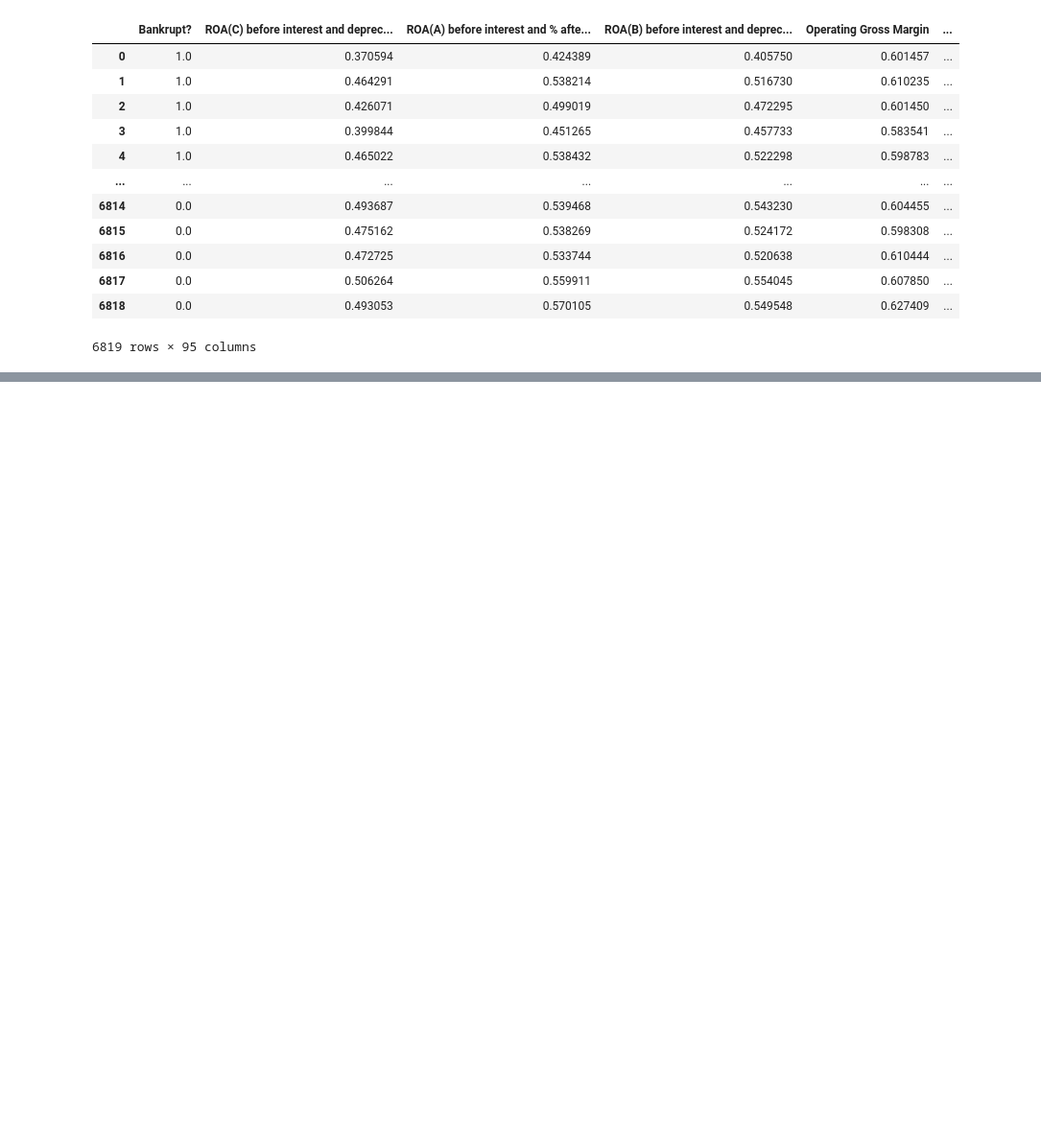
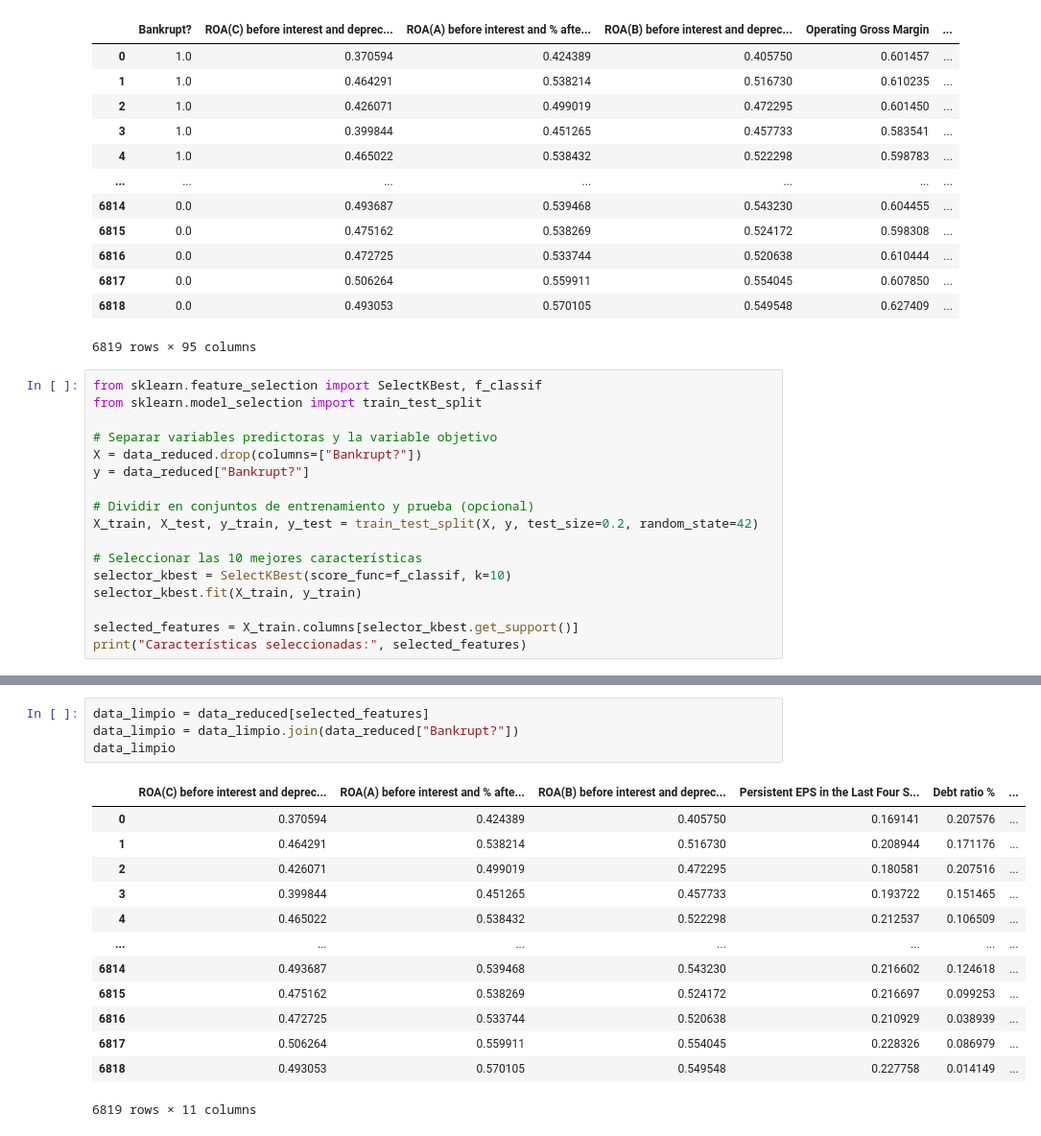
Before and after one commit to cecypd2/computo_en_la_nube, a Jupyter notebook: limpieza.ipynb, the cells around one changed output, grey strips where cells are left out. Shown at 96% size. Cells and saved outputs as stored; diff of their text form; blank space fills up the shorter version.

Commit message:
yuu_limpio_1

```diff
--- a/limpieza.ipynb
+++ b/limpieza.ipynb
@@ -44,3 +44,20 @@ data_reduced
 | 6817 | 0.0 | 0.506264 | 0.559911 | 0.554045 | 0.607850 | ... |
 | 6818 | 0.0 | 0.493053 | 0.570105 | 0.549548 | 0.627409 | ... |
 6819 rows × 95 columns
+# %%
+from sklearn.feature_selection import SelectKBest, f_classif
+from sklearn.model_selection import train_test_split
+
+# Separar variables predictoras y la variable objetivo
+X = data_reduced.drop(columns=["Bankrupt?"])
+y = data_reduced["Bankrupt?"]
+
+# Dividir en conjuntos de entrenamiento y prueba (opcional)
+X_train, X_test, y_train, y_test = train_test_split(X, y, test_size=0.2, random_state=42)
+
+# Seleccionar las 10 mejores características
+selector_kbest = SelectKBest(score_func=f_classif, k=10)
+selector_kbest.fit(X_train, y_train)
+
+selected_features = X_train.columns[selector_kbest.get_support()]
+print("Características seleccionadas:", selected_features)
@@ -46,0 +73,18 @@ data_reduced
+# %%
+data_limpio = data_reduced[selected_features]
+data_limpio = data_limpio.join(data_reduced["Bankrupt?"])
+data_limpio
+# %% [output]
+|  | ROA(C) before interest and deprec... | ROA(A) before interest and % afte... | ROA(B) before interest and deprec... | Persistent EPS in the Last Four S... | Debt ratio % | ... |
+| 0 | 0.370594 | 0.424389 | 0.405750 | 0.169141 | 0.207576 | ... |
+| 1 | 0.464291 | 0.538214 | 0.516730 | 0.208944 | 0.171176 | ... |
+| 2 | 0.426071 | 0.499019 | 0.472295 | 0.180581 | 0.207516 | ... |
+| 3 | 0.399844 | 0.451265 | 0.457733 | 0.193722 | 0.151465 | ... |
+| 4 | 0.465022 | 0.538432 | 0.522298 | 0.212537 | 0.106509 | ... |
+| ... | ... | ... | ... | ... | ... | ... |
+| 6814 | 0.493687 | 0.539468 | 0.543230 | 0.216602 | 0.124618 | ... |
+| 6815 | 0.475162 | 0.538269 | 0.524172 | 0.216697 | 0.099253 | ... |
+| 6816 | 0.472725 | 0.533744 | 0.520638 | 0.210929 | 0.038939 | ... |
+| 6817 | 0.506264 | 0.559911 | 0.554045 | 0.228326 | 0.086979 | ... |
+| 6818 | 0.493053 | 0.570105 | 0.549548 | 0.227758 | 0.014149 | ... |
+6819 rows × 11 columns
```
Also changed, not shown: parts of 1 cell of this notebook.
